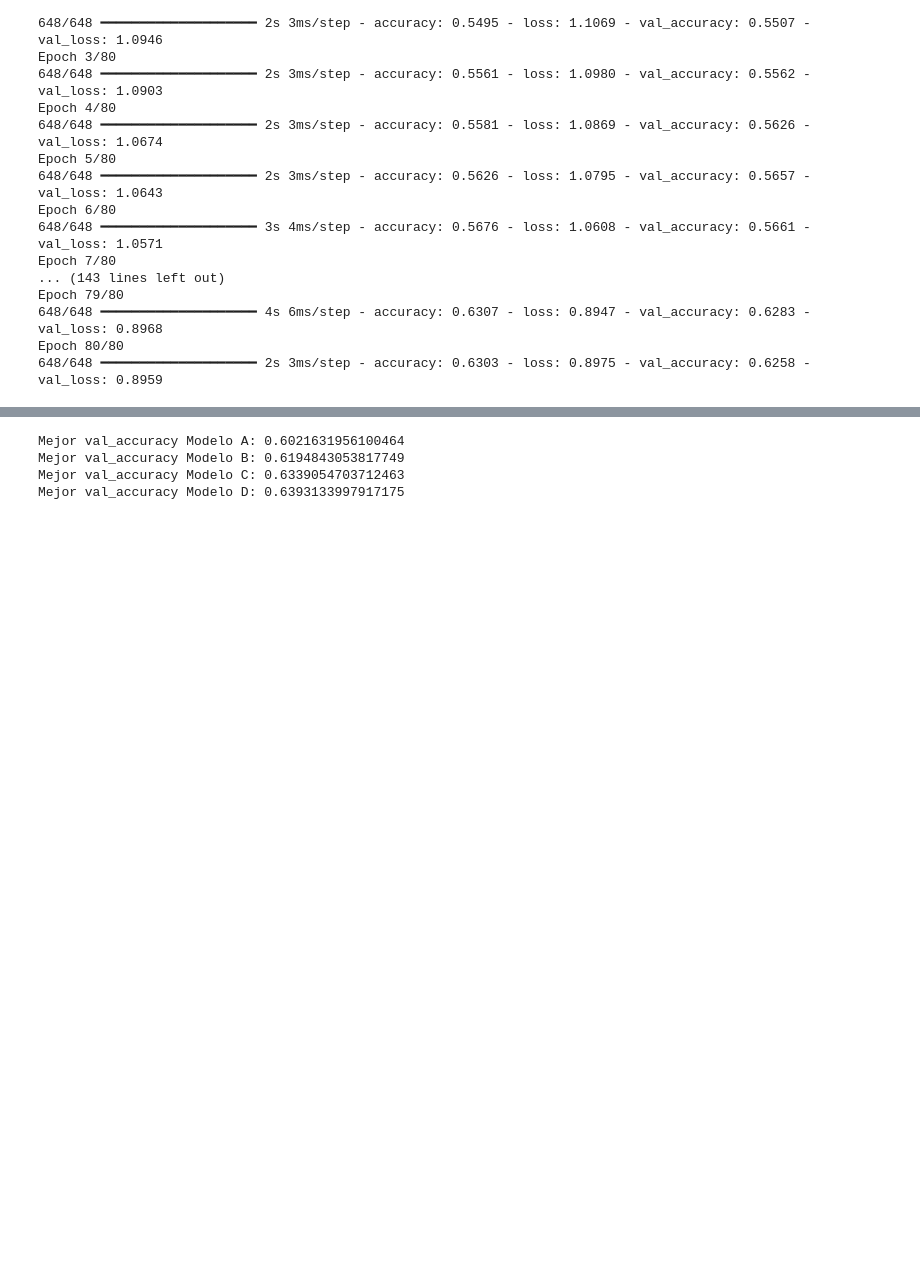
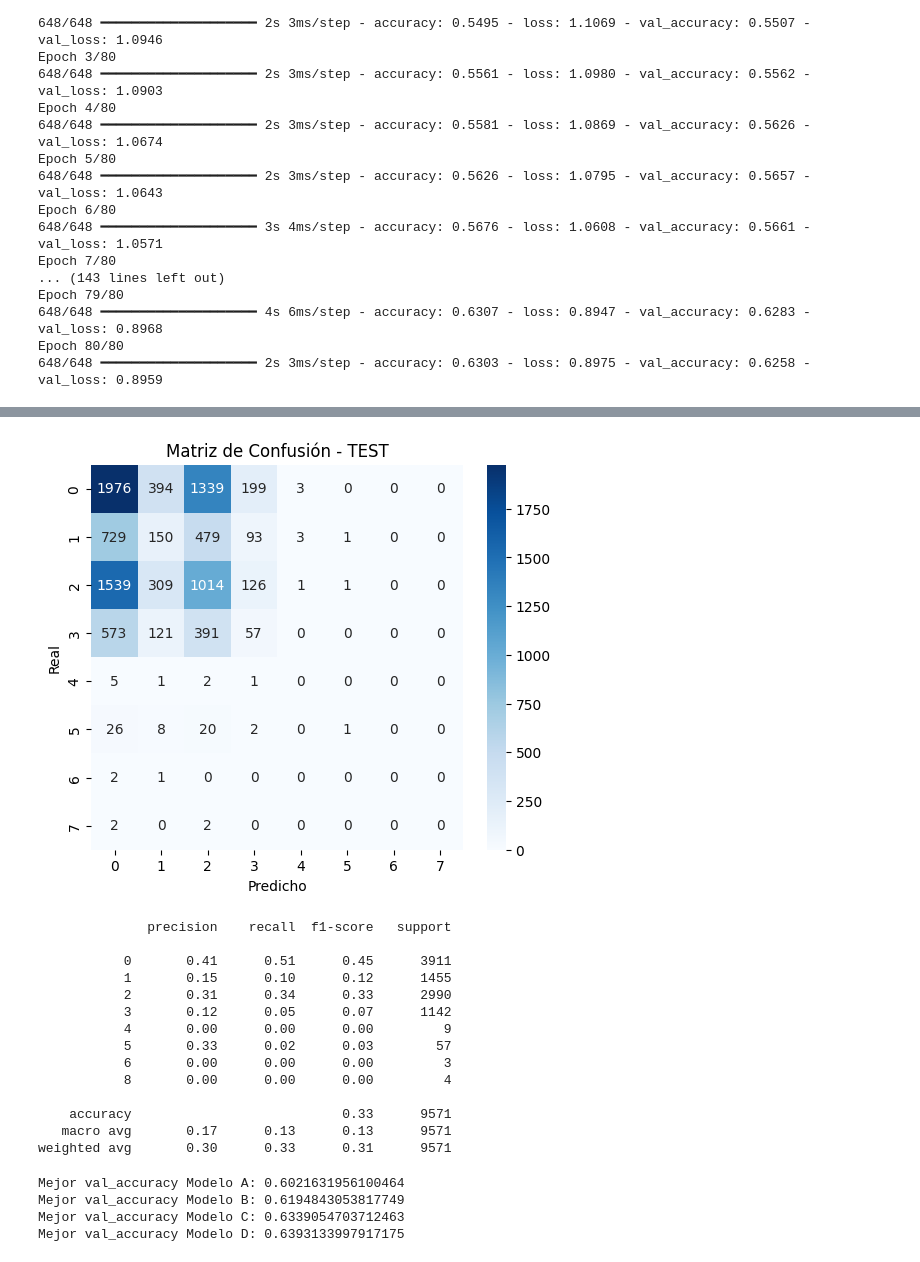
Before and after one commit to MiguelGonzalez197/Proyectos-Deep-Learning, a Jupyter notebook: Proyecto-corte-1.ipynb, the cells around one changed output, grey strips where cells are left out. Saved outputs shown, nothing was run; the diff lists cells and outputs as text; code cells hidden in the pictures; blank space fills up the shorter version.

Commit message:
Archivo final proyecto corte 1
Realizacion punto 5:  evaluación sobre los datos de test y consolide los
resultados

```diff
--- a/Untitled2.ipynb
+++ b/Proyecto-corte-1.ipynb
@@ -326,3 +324,15 @@ Epoch 79/80
 648/648 ━━━━━━━━━━━━━━━━━━━━ 4s 6ms/step - accuracy: 0.6307 - loss: 0.8947 - val_accuracy: 0.6283 - val_loss: 0.8968
 Epoch 80/80
 648/648 ━━━━━━━━━━━━━━━━━━━━ 2s 3ms/step - accuracy: 0.6303 - loss: 0.8975 - val_accuracy: 0.6258 - val_loss: 0.8959
+# %%
+#MODELO ELEGIDO
+
+# Cambio de batch size
+train_dataset_64 = train_dataset.unbatch().batch(64).prefetch(tf.data.AUTOTUNE)
+val_dataset_64 = val_dataset.unbatch().batch(64).prefetch(tf.data.AUTOTUNE)
+
+print("\n===== MODELO D =====")
+model_D = crear_modelo(256, 128, 64, lr=0.0005)
+history_D = model_D.fit(train_dataset_64,
+                        validation_data=val_dataset_64,
+                        epochs=80)
@@ -328,0 +376,13 @@ Epoch 80/80
+# %%
+# Predicciones
+import numpy as np
+
+y_pred_prob = model_D.predict(test_dataset)
+
+# Si es multiclase
+y_pred = np.argmax(y_pred_prob, axis=1)
+
+y_true = np.concatenate([y for x, y in test_dataset], axis=0)
+
+if len(y_true.shape) > 1:
+    y_true = np.argmax(y_true, axis=1)
@@ -329,3 +391,35 @@ Epoch 80/80
+# %%
+# Matriz de confusion
+from sklearn.metrics import confusion_matrix, classification_report
+import seaborn as sns
+import matplotlib.pyplot as plt
+
+cm = confusion_matrix(y_true, y_pred)
+
+plt.figure(figsize=(6,5))
+sns.heatmap(cm, annot=True, fmt="d", cmap="Blues")
+plt.title("Matriz de Confusión - TEST")
+plt.xlabel("Predicho")
+plt.ylabel("Real")
+plt.show()
+
+print(classification_report(y_true, y_pred))
+# %% [output]
+[figure, added]
+              precision    recall  f1-score   support
+
+           0       0.41      0.51      0.45      3911
+           1       0.15      0.10      0.12      1455
+           2       0.31      0.34      0.33      2990
+           3       0.12      0.05      0.07      1142
+           4       0.00      0.00      0.00         9
+           5       0.33      0.02      0.03        57
+           6       0.00      0.00      0.00         3
+           8       0.00      0.00      0.00         4
+
+    accuracy                           0.33      9571
+   macro avg       0.17      0.13      0.13      9571
+weighted avg       0.30      0.33      0.31      9571
 # %%
 print("Mejor val_accuracy Modelo A:", max(history_A.history['val_accuracy']))
 print("Mejor val_accuracy Modelo B:", max(history_B.history['val_accuracy']))
```
Also changed, not shown: parts of 10 cells of this notebook.
